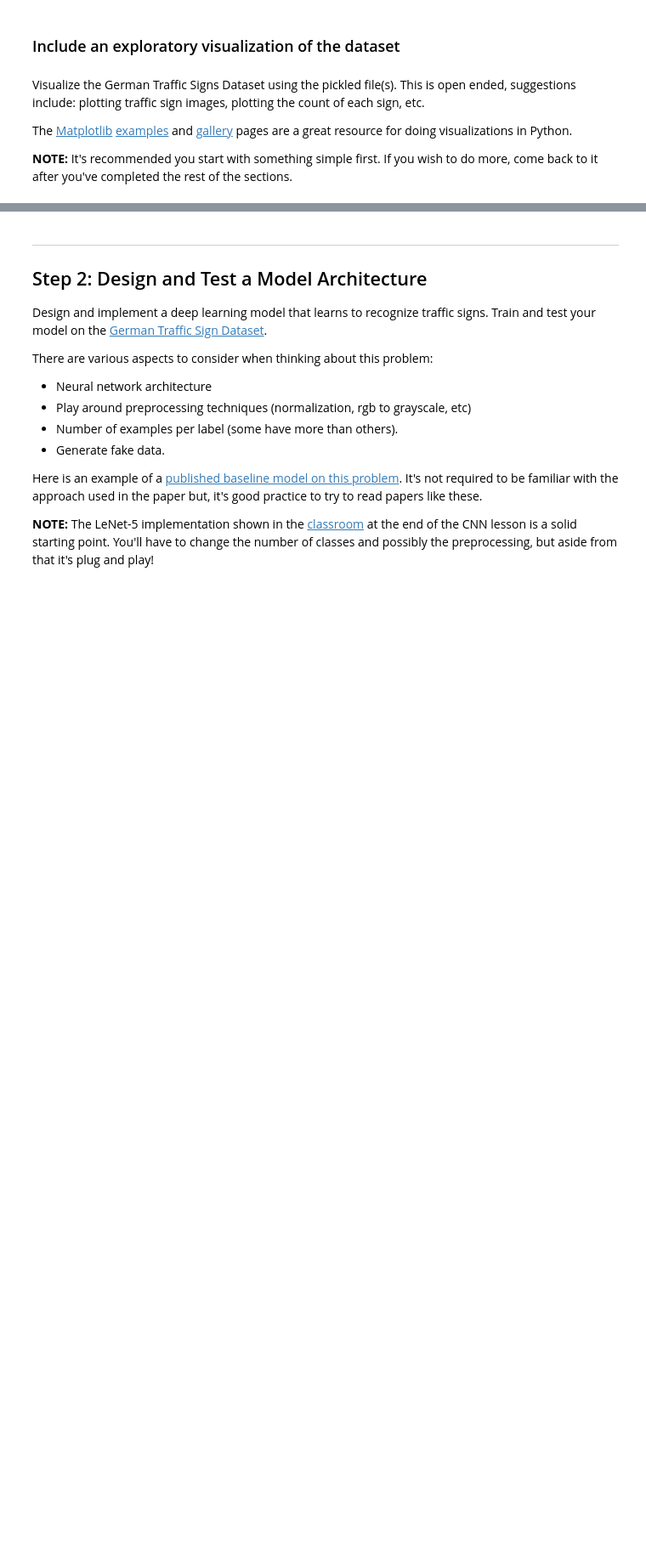
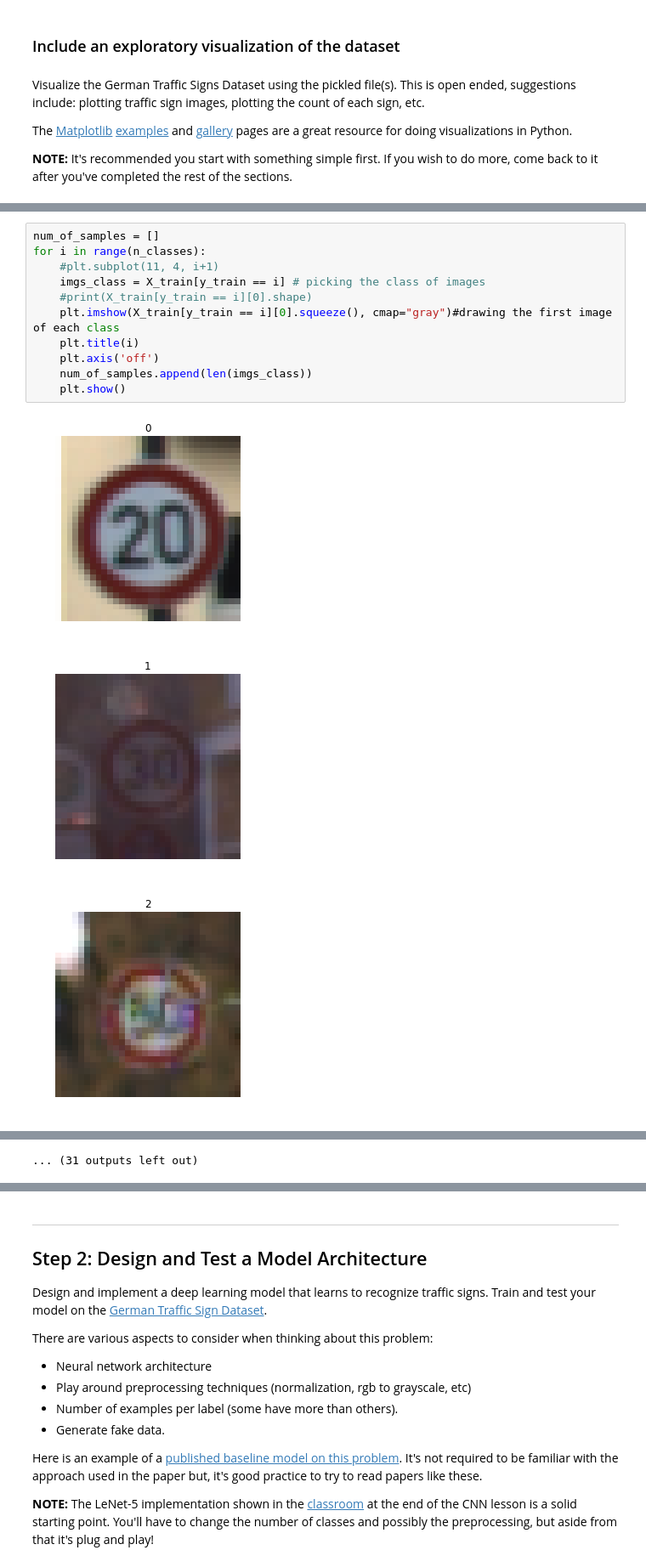
Before and after one commit to Linstancy/Traffic-Sign-Classifier, a Jupyter notebook: Traffic_Sign_Classifier.ipynb, the cells around one changed output, grey strips where cells are left out. Shown: that part at 85% size. Saved outputs shown, nothing was run; the diff lists cells and outputs as text; blank space fills up the shorter version.

```diff
--- a/Traffic_Sign_Classifier.ipynb
+++ b/Traffic_Sign_Classifier.ipynb
@@ -127,0 +126,15 @@ print(y_train[index])
+# %%
+num_of_samples = []
+for i in range(n_classes):
+    #plt.subplot(11, 4, i+1)
+    imgs_class = X_train[y_train == i] # picking the class of images
+    #print(X_train[y_train == i][0].shape)
+    plt.imshow(X_train[y_train == i][0].squeeze(), cmap="gray")#drawing the first image of each class
+    plt.title(i)
+    plt.axis('off')
+    num_of_samples.append(len(imgs_class))
+    plt.show()
+# %% [output]
+[figure, added]
+[figure, added]
+[figure, added]
@@ -128,2 +150,3 @@ print(y_train[index])
+... (31 outputs left out)
 # %%
 #Histogram of the labels in the dataset
```
Also changed, not shown: parts of 13 cells of this notebook, 3 other files.
